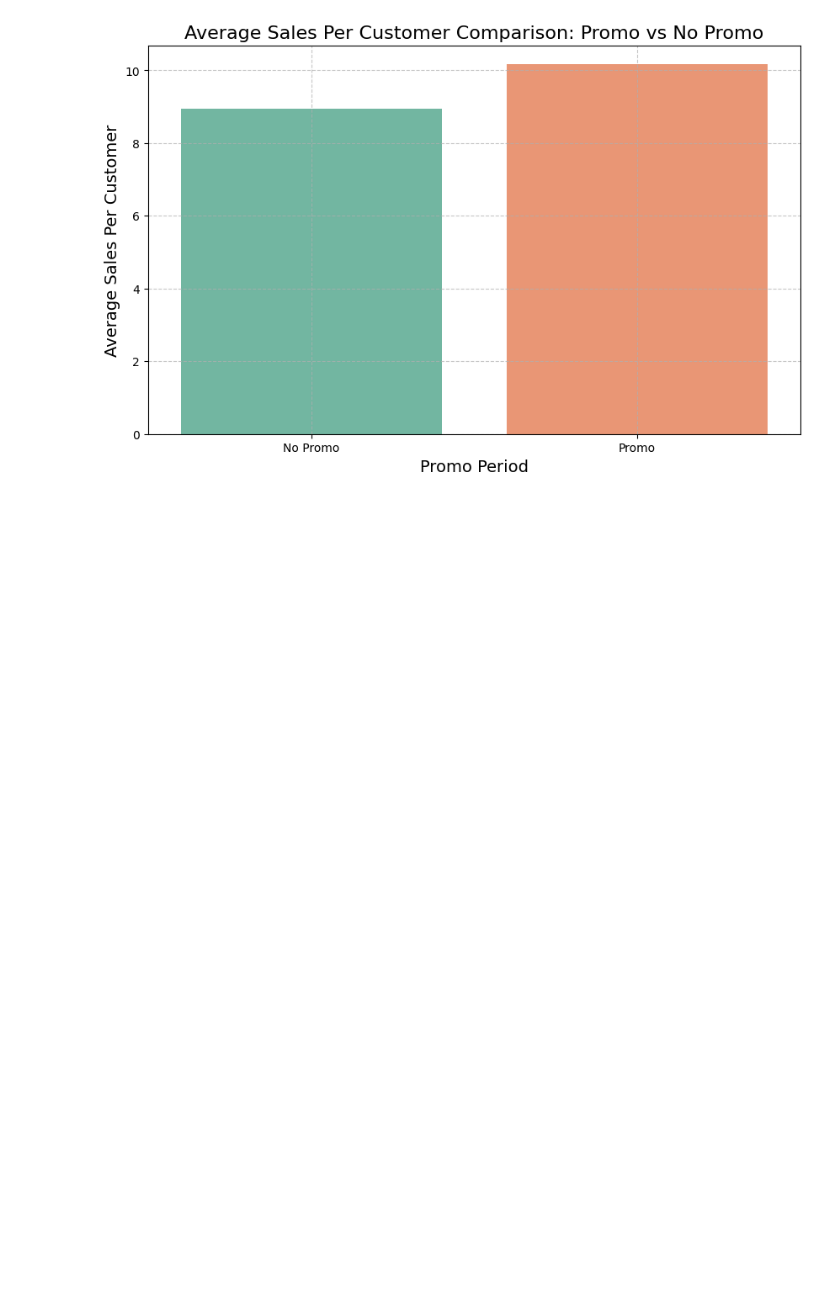
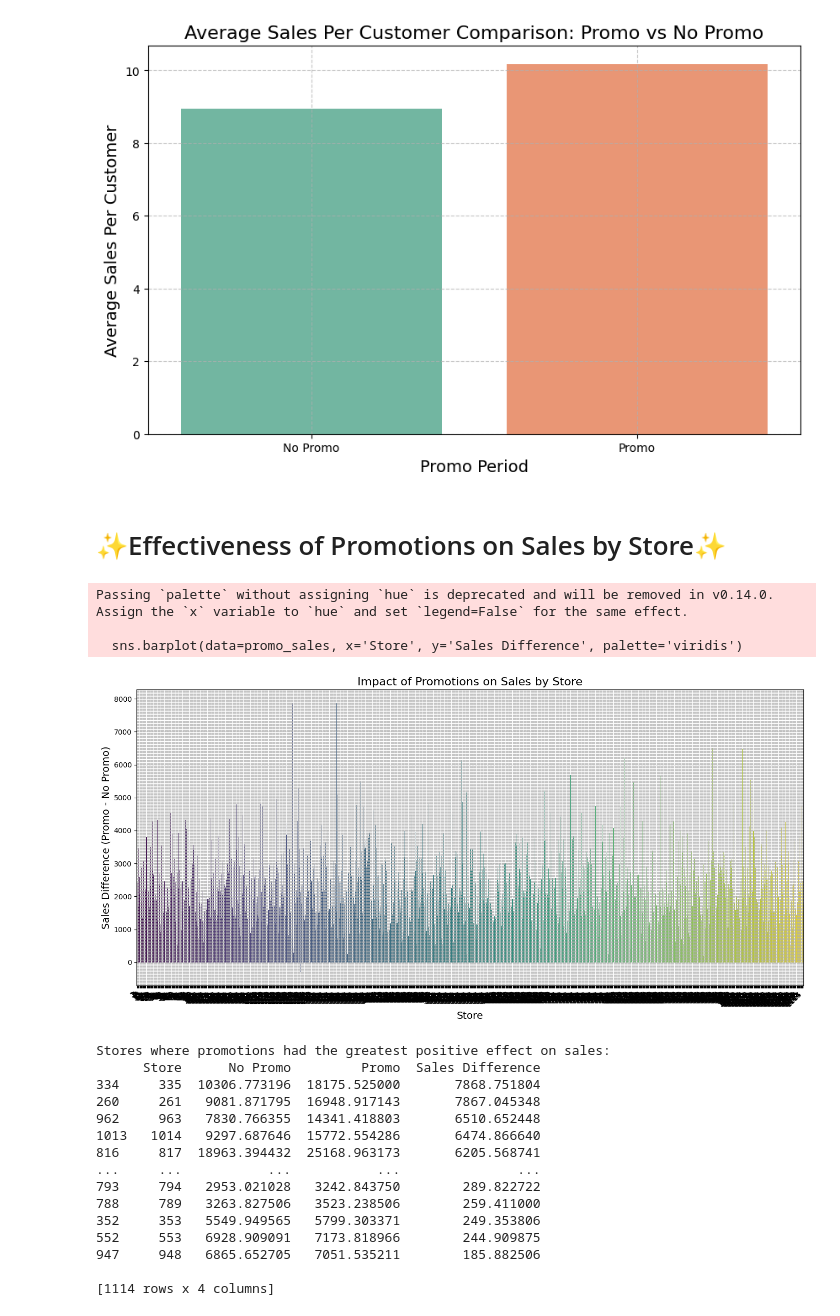
Before and after one commit to Elelanfik/Rossmann-Pharmaceuticals-Sales-Prediction, a Jupyter notebook: notebooks/EDA_Customer_Purchasing_Behavior.ipynb, the cells around one changed output. Cells and saved outputs as stored; diff of their text form; code cells hidden in the pictures; blank space fills up the shorter version.

Commit message:
Effectiveness of promotions on sales by store

```diff
--- a/notebooks/EDA_Customer_Purchasing_Behavior.ipynb
+++ b/notebooks/EDA_Customer_Purchasing_Behavior.ipynb
@@ -495,3 +493,39 @@ Passing `palette` without assigning `hue` is deprecated and will be removed in v
 
   sns.barplot(x=sales_per_customer_avg.index, y=sales_per_customer_avg.values, palette='Set2')
 [figure]
+# %% [markdown]
+<style>
+    h1 {
+        color: #ffaa00;
+        text-shadow: 2px 2px 5px #000;
+        font-family: "Comic Sans MS", sans-serif;
+    }
+</style>
+
+<h1>✨Effectiveness of Promotions on Sales by Store✨</h1>
+# %%
+# Call the function to analyze promo effectiveness
+best_stores = analyze_promo_effectiveness(train_data)
+# Print the best stores to deploy promos
+print("Stores where promotions had the greatest positive effect on sales:")
+print(best_stores)
+# %% [output]
+Passing `palette` without assigning `hue` is deprecated and will be removed in v0.14.0. Assign the `x` variable to `hue` and set `legend=False` for the same effect.
+
+  sns.barplot(data=promo_sales, x='Store', y='Sales Difference', palette='viridis')
+[figure, added]
+Stores where promotions had the greatest positive effect on sales:
+      Store      No Promo         Promo  Sales Difference
+334     335  10306.773196  18175.525000       7868.751804
+260     261   9081.871795  16948.917143       7867.045348
+962     963   7830.766355  14341.418803       6510.652448
+1013   1014   9297.687646  15772.554286       6474.866640
+816     817  18963.394432  25168.963173       6205.568741
+...     ...           ...           ...               ...
+793     794   2953.021028   3242.843750        289.822722
+788     789   3263.827506   3523.238506        259.411000
+352     353   5549.949565   5799.303371        249.353806
+552     553   6928.909091   7173.818966        244.909875
+947     948   6865.652705   7051.535211        185.882506
+
+[1114 rows x 4 columns]
```
Also changed, not shown: parts of 2 cells of this notebook, 2 other files.
